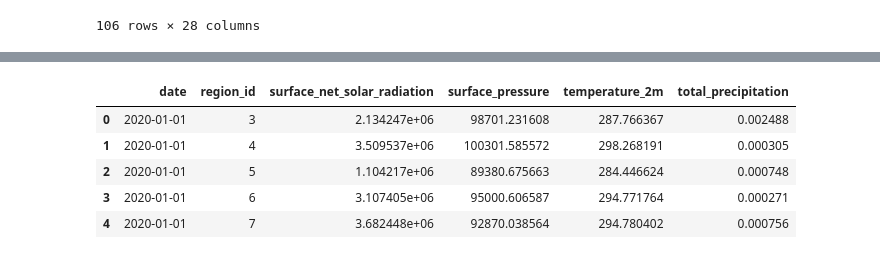
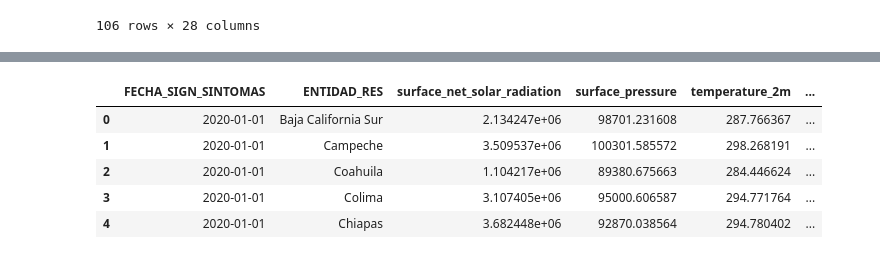
Before and after one commit to pcorner10/denguetemp2022, a Jupyter notebook: main_2023.ipynb, the cells around one changed output, grey strips where cells are left out. Saved outputs shown, nothing was run; the diff lists cells and outputs as text; code cells hidden in the pictures.

```diff
--- a/main_2023.ipynb
+++ b/main_2023.ipynb
@@ -293,11 +313,18 @@ dengue_seleccionados
 # %%
 era5 = pd.read_csv("data/ERA5/ERA5_Land_mean_values_2020_2023.csv")
+era5['region_id'] = era5['region_id'].astype(int)
+era5['region_id'].replace(entidades_federativas, inplace=True)
+era5.rename(columns={
+  'region_id': 'ENTIDAD_RES',
+  'date':'FECHA_SIGN_SINTOMAS'
+  }, inplace=True)
+era5['FECHA_SIGN_SINTOMAS'] = pd.to_datetime(era5['FECHA_SIGN_SINTOMAS'], format='%Y-%m-%d')
 era5.drop(columns=['system:index','.geo'], inplace=True)
 era5.head()
 # %% [output]
-|  | date | region_id | surface_net_solar_radiation | surface_pressure | temperature_2m | total_precipitation |
-| 0 | 2020-01-01 | 3 | 2.134247e+06 | 98701.231608 | 287.766367 | 0.002488 |
-| 1 | 2020-01-01 | 4 | 3.509537e+06 | 100301.585572 | 298.268191 | 0.000305 |
-| 2 | 2020-01-01 | 5 | 1.104217e+06 | 89380.675663 | 284.446624 | 0.000748 |
-| 3 | 2020-01-01 | 6 | 3.107405e+06 | 95000.606587 | 294.771764 | 0.000271 |
-| 4 | 2020-01-01 | 7 | 3.682448e+06 | 92870.038564 | 294.780402 | 0.000756 |
+|  | FECHA_SIGN_SINTOMAS | ENTIDAD_RES | surface_net_solar_radiation | surface_pressure | temperature_2m | ... |
+| 0 | 2020-01-01 | Baja California Sur | 2.134247e+06 | 98701.231608 | 287.766367 | ... |
+| 1 | 2020-01-01 | Campeche | 3.509537e+06 | 100301.585572 | 298.268191 | ... |
+| 2 | 2020-01-01 | Coahuila | 1.104217e+06 | 89380.675663 | 284.446624 | ... |
+| 3 | 2020-01-01 | Colima | 3.107405e+06 | 95000.606587 | 294.771764 | ... |
+| 4 | 2020-01-01 | Chiapas | 3.682448e+06 | 92870.038564 | 294.780402 | ... |
```
Also changed, not shown: parts of 10 cells of this notebook, 1 other file.
